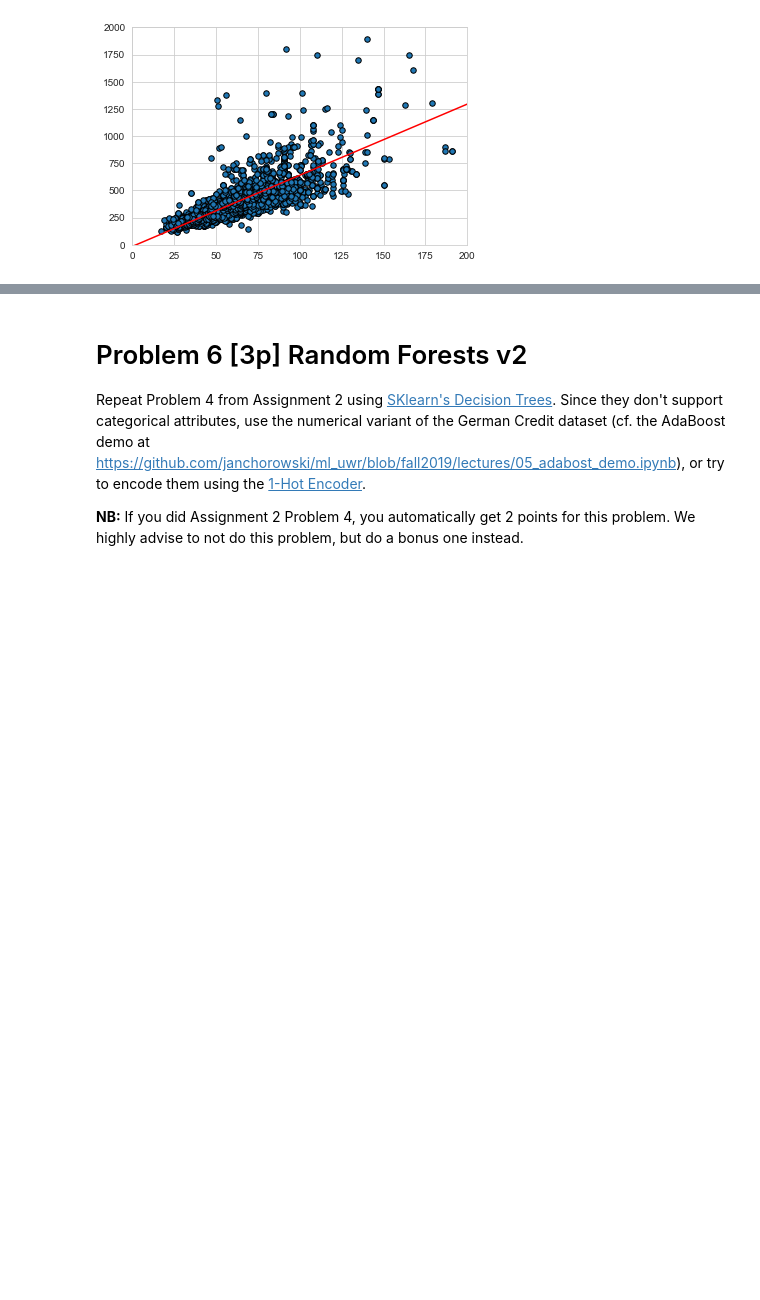
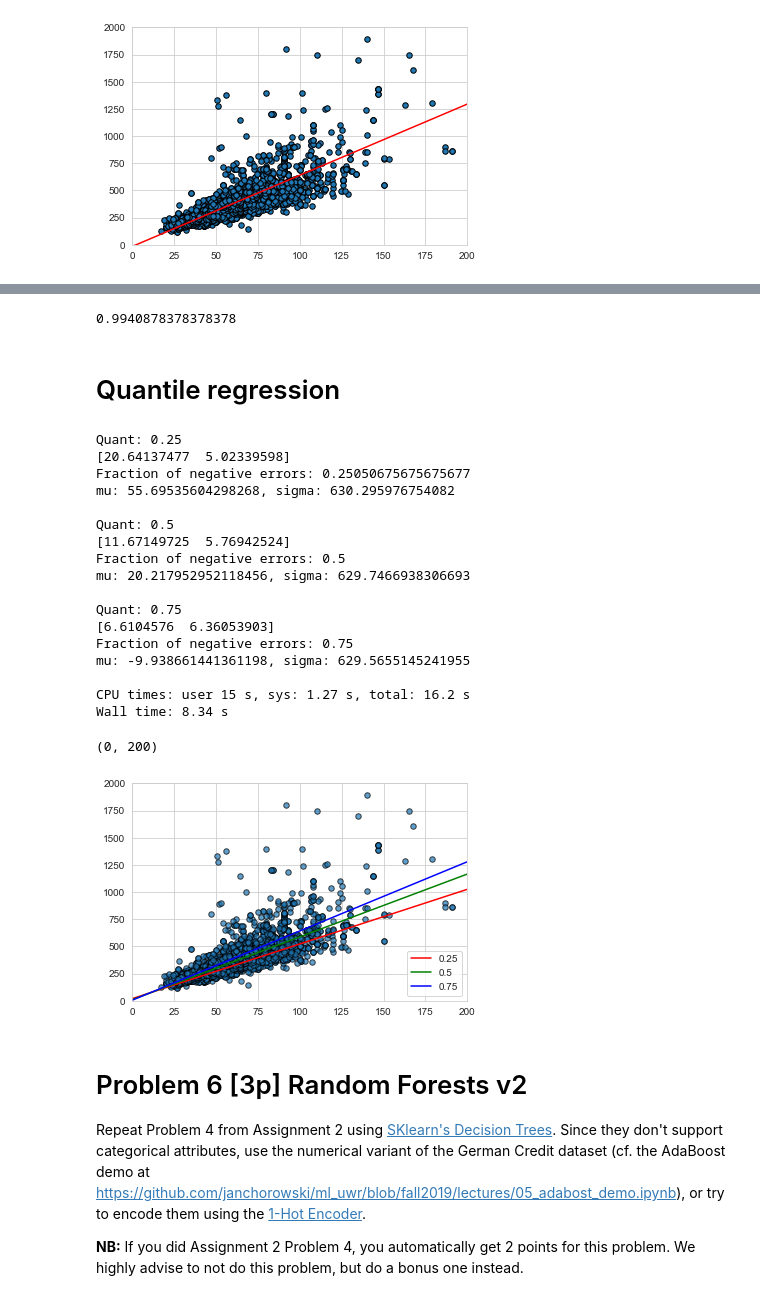
Before and after one commit to TheFebrin/DataScience, a Jupyter notebook: ML uni course/Assignment3/Assignment3.ipynb, the cells around one changed output, grey strips where cells are left out. Drawn from its saved outputs; the diff is of its cells as text; code cells hidden in the pictures; blank space fills up the shorter version.

```diff
--- a/ML uni course/Assignment3/Assignment3.ipynb
+++ b/ML uni course/Assignment3/Assignment3.ipynb
@@ -781,5 +769,0 @@ mu, sigma
-# %%
-# drawing from N(mu, sigma)
-X = np.random.normal(mu, sigma, 1000)
-sns.distplot(X, bins=30, hist_kws={'edgecolor' : 'black'})
-plt.xlim([-500, 500])
@@ -812,0 +792,6 @@ Fraction of negative errs: 0.746284 (should be 0.750000)
+# %%
+np.mean(residuals < sstats.norm.ppf(0.75, mu, sigma))
+# %% [output]
+0.9940878378378378
+# %% [markdown]
+# Quantile regression
@@ -813,3 +851,47 @@ Fraction of negative errs: 0.746284 (should be 0.750000)
+# %%
+%%time
+taus = [0.25, 0.50, 0.75]
+colors = ['red', 'green', 'blue']
+x_space = np.linspace(0, np.max(X), 100)
+
+for i, tau in enumerate(taus):
+    theta = get_theta(X, Y, Theta, tau=tau)
+    plt.plot(x_space, theta[0] + theta[1] * x_space,
+             c=colors[i], label=tau)
+    residuals = Y - compute_polynomial(X[1, :], theta[:, np.newaxis]).ravel()
+    mu = residuals.mean()
+    sigma = np.sqrt(np.mean((residuals - mu) ** 2))
+    errors = residuals[residuals < 0].size / residuals.size
+
+    print(f'Quant: {tau}\n{theta}')
+    print(f'Fraction of negative errors: {errors}')
+    print(f'mu: {mu}, sigma: {sigma}\n')
+
+
+plt.legend(loc='lower right')
+plt.scatter(X[1, :], Y, edgecolors='black', s=30, alpha=0.7)
+plt.ylim([0, 2000])
+plt.xlim([0, 200])
+# %% [output]
+Quant: 0.25
+[20.64137477  5.02339598]
+Fraction of negative errors: 0.25050675675675677
+mu: 55.69535604298268, sigma: 630.295976754082
+
+Quant: 0.5
+[11.67149725  5.76942524]
+Fraction of negative errors: 0.5
+mu: 20.217952952118456, sigma: 629.7466938306693
+
+Quant: 0.75
+[6.6104576  6.36053903]
+Fraction of negative errors: 0.75
+mu: -9.938661441361198, sigma: 629.5655145241955
+
+CPU times: user 15 s, sys: 1.27 s, total: 16.2 s
+Wall time: 8.34 s
+(0, 200)
+[figure, added]
 # %% [markdown]
 # Problem 6 [3p] Random Forests v2
 
```
Also changed, not shown: parts of 14 cells of this notebook.
